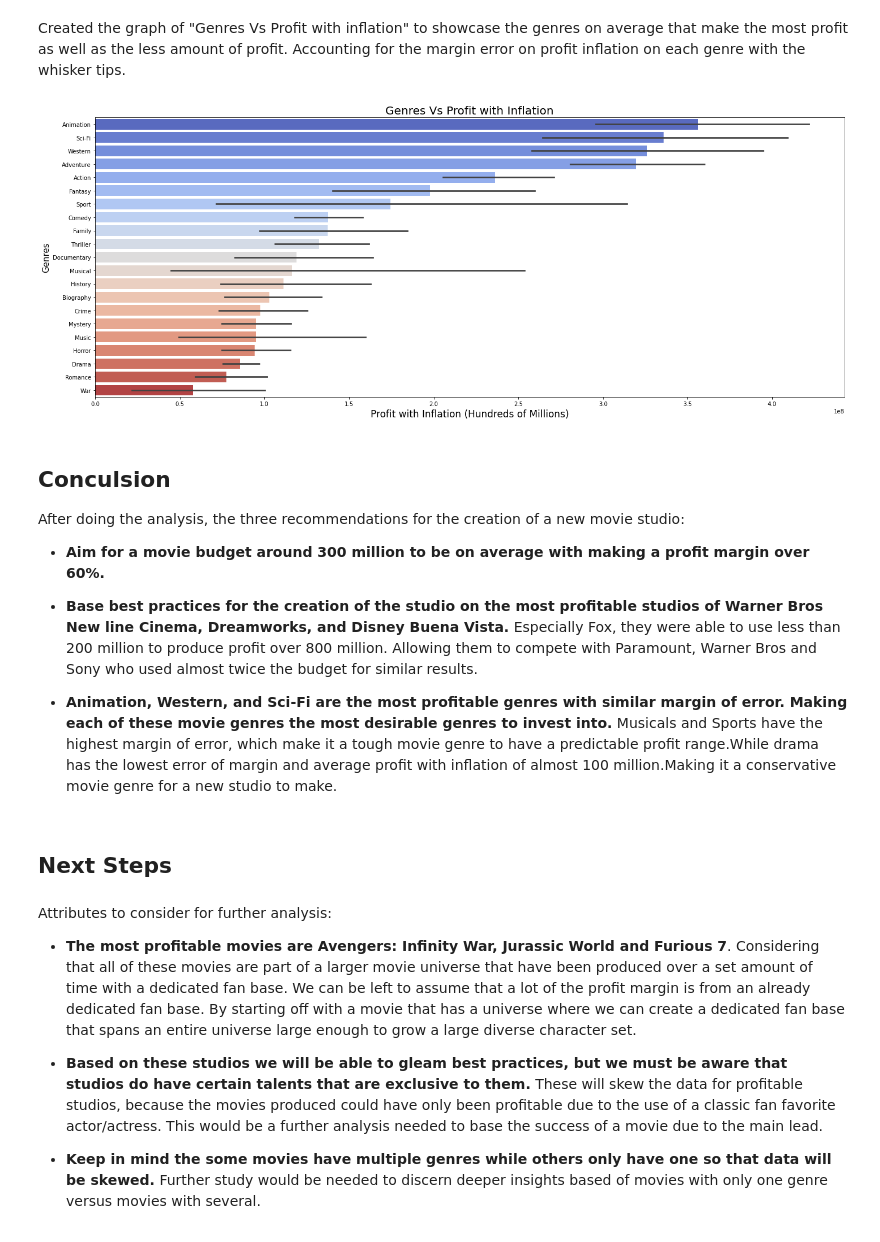
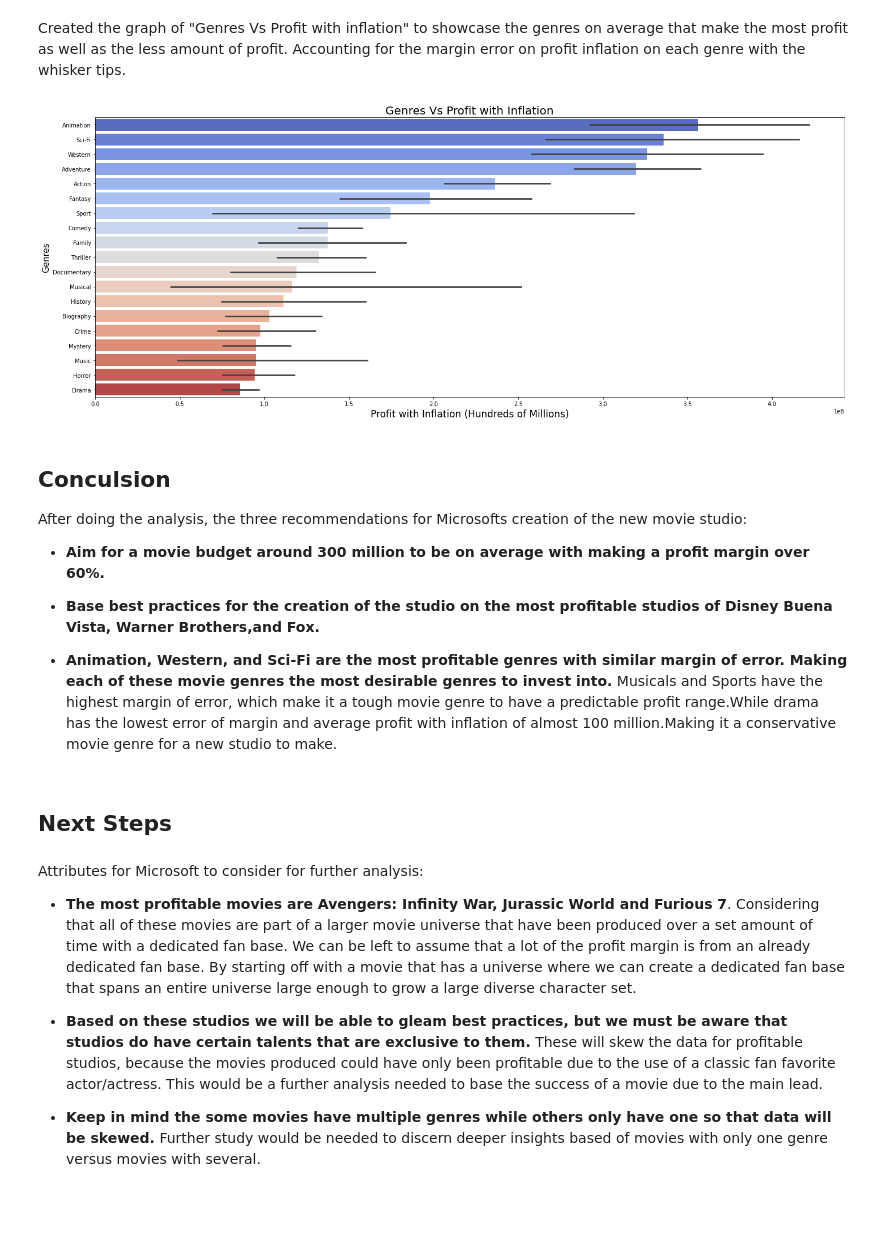
Before and after one commit to MoniqueHercules/phase-1-project, a Jupyter notebook: dsc-phase1-project.ipynb, the cells around one changed output. Drawn from its saved outputs; the diff is of its cells as text; code cells hidden in the pictures; blank space fills up the shorter version.

```diff
--- a/dsc-phase1-project.ipynb
+++ b/dsc-phase1-project.ipynb
@@ -412,53 +425,52 @@ Created the graph of "Genres Vs Profit with inflation" to showcase the genres on
 genres_to_profit_list = []
 for row in genre_with_profit.itertuples():
     for genre in row.genres.split(","):
         genres_to_profit_list.append([genre, row.profit_inflation_budget])
 
 # Building a data frame out of genres_to_profit_dict dictionary
 df_genres = pd.DataFrame(genres_to_profit_list,
                          columns=['Genres', 'Profit_Inflation'])
 
-# Dropped "News" column due to low data
-df_genres = df_genres[df_genres['Genres'] != "News"]
-
 # Calculating sorting order of genres by profit
 genres_groupby_mean = df_genres.groupby('Genres').mean().sort_values(
     'Profit_Inflation', ascending=False)
-plot_order = genres_groupby_mean.index.values
+
+# Reducing graph to top 19 genres
+plot_order = genres_groupby_mean.index.values[:19]
 
 # Plot the graph
 from numpy import mean
 
 plt.figure(figsize=(20, 8))
 ax = sns.barplot(x='Profit_Inflation',
                  y='Genres',
                  data=df_genres,
                  order=plot_order,
                  estimator=mean,
                  palette="coolwarm")
 
 plt.xlabel("Profit with Inflation (Hundreds of Millions)", size=17)
 plt.ylabel("Genres", size=15)
 plt.title("Genres Vs Profit with Inflation", size=20)
 plt.tight_layout()
 plt.savefig('./images/Ascending_Genres_Vs_Profit_with_Inflation.jpeg', dpi=100)
 # %% [output]
-[figure, old version]
+[figure, new version]
 # %% [markdown]
 ## Conculsion
 
-After doing the analysis, the three recommendations for the creation of a new movie studio:
+After doing the analysis, the three recommendations for Microsofts creation of the new movie studio:
 
 * **Aim for a movie budget around 300 million to be on average with making a profit margin over 60%.**
 
-* **Base best practices for the creation of the studio on the most profitable studios of  Warner Bros New line Cinema, Dreamworks, and Disney Buena Vista.** Especially Fox, they were able to use less than 200 million to produce profit over 800 million. Allowing them to compete with Paramount, Warner Bros and Sony who used almost twice the budget for similar results.
+* **Base best practices for the creation of the studio on the most profitable studios of  Disney Buena Vista, Warner Brothers,and Fox.**
 
 * **Animation, Western, and Sci-Fi are the most profitable genres with similar margin of error. Making each of these movie genres the most desirable genres to invest into.**
 Musicals and Sports have the highest margin of error, which make it a tough movie genre to have a predictable profit range.While drama has the lowest error of margin and average profit with inflation of almost 100 million.Making it a conservative movie genre for a new studio to make.
 # %% [markdown]
 ## Next Steps
 # %% [markdown]
-Attributes to consider for further analysis:
+Attributes for Microsoft to consider for further analysis:
 
 * **The most profitable movies are Avengers: Infinity War, Jurassic World and Furious 7**. Considering that all of these movies are part of a  larger movie universe that have been produced over a set amount of time with a dedicated fan base. We can be left to assume that a lot of the profit margin is from an already dedicated fan base. By starting off with a movie that has a universe where we can create a dedicated fan base that spans an entire universe large enough to grow a large diverse character set.
 
```
Also changed, not shown: parts of 10 cells of this notebook, 6 other files.
